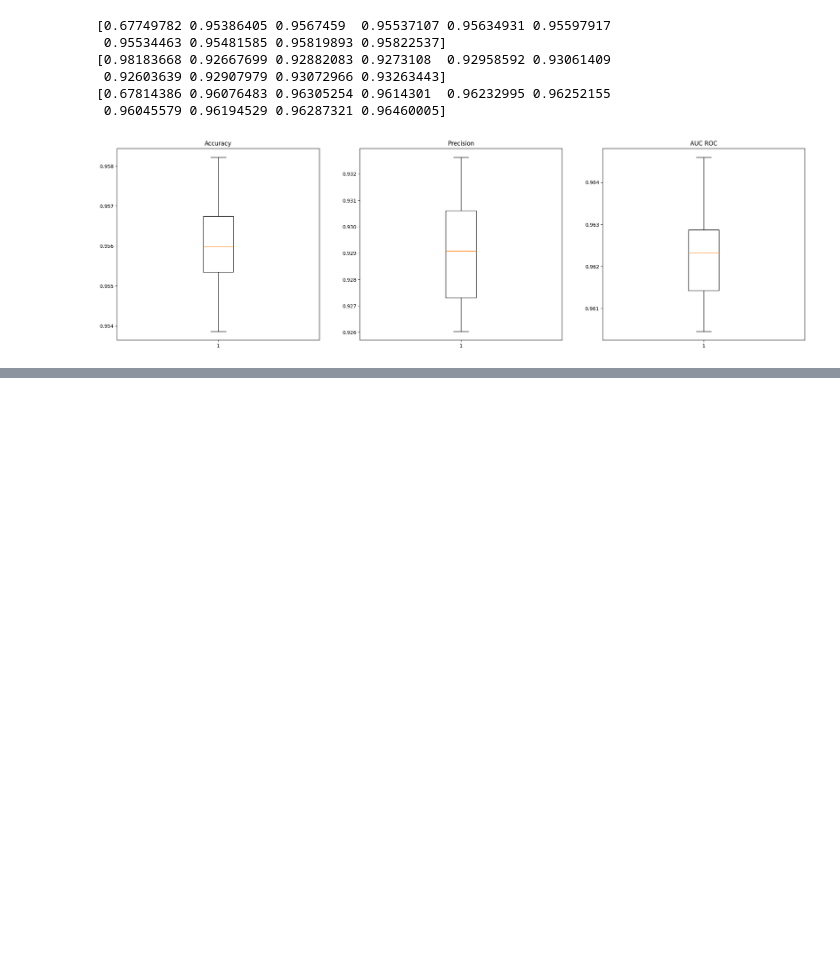
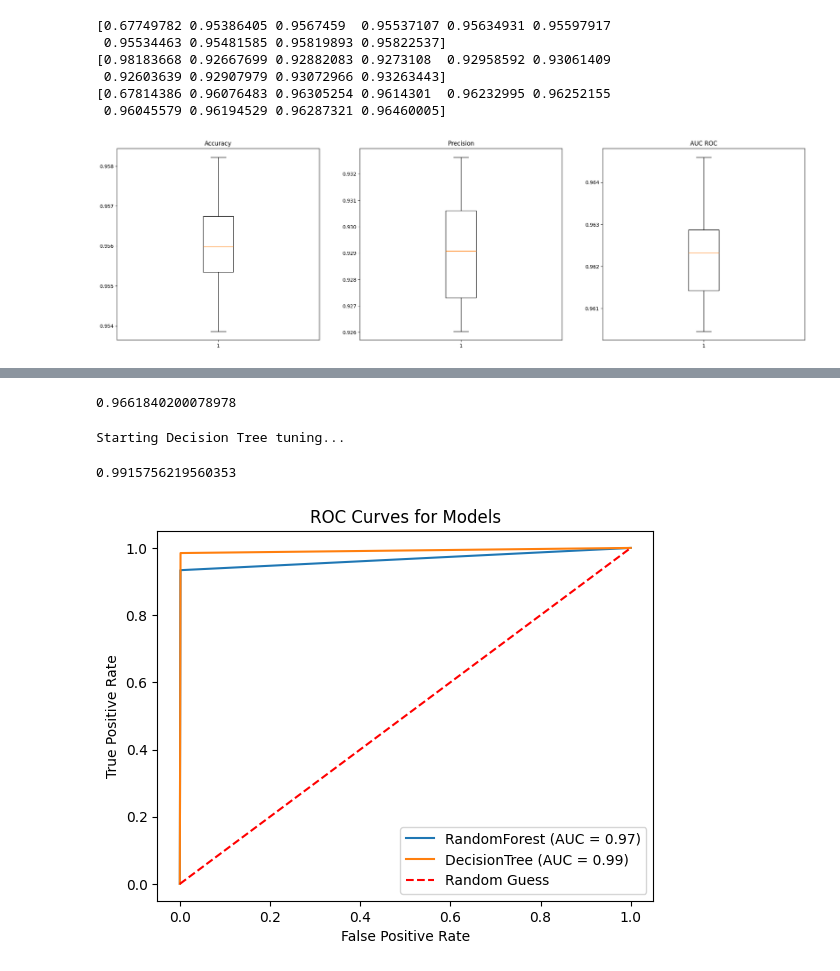
Before and after one commit to shoshano/Programing_for_data_science, a Jupyter notebook: Assignment4/model_selections.ipynb, the cells around one changed output, grey strips where cells are left out. Drawn from its saved outputs; the diff is of its cells as text; code cells hidden in the pictures; blank space fills up the shorter version.

Commit message:
aucroc plot

```diff
--- a/Assignment4/model_selections.ipynb
+++ b/Assignment4/model_selections.ipynb
@@ -660,0 +663,54 @@ plt.show()
+# %%
+X_smoth = smoth_data.drop("ACTIVE", axis=1)  # features
+y_smoth = smoth_data["ACTIVE"]               # label
+
+#splitting data
+X_train_smoth, X_val_smoth, y_train_smoth, y_val_smoth = train_test_split(
+    X_smoth, y_smoth, test_size=0.2, random_state=42, stratify=y_smoth)
+# %%
+print("Starting Random Forest training")
+
+rf = RandomForestClassifier(n_estimators=250, random_state=42)
+rf.fit(X_train_smoth, y_train_smoth)
+y_pred_rf = rf.predict(X_val_smoth)
+# %%
+fpr_rf, tpr_rf, _ = roc_curve(y_val_smoth, y_pred_rf)
+roc_auc_rf = auc(fpr_rf, tpr_rf)
+print(roc_auc_rf)
+# %% [output]
+0.9661840200078978
+# %%
+print("\nStarting Decision Tree tuning...")
+
+
+dt = DecisionTreeClassifier(max_depth = 25, random_state=42)
+dt.fit(X_smoth, y_smoth)
+y_pred_dt = dt.predict(X_val_smoth)
+# %% [output]
+Starting Decision Tree tuning...
+# %%
+fpr_dt, tpr_dt, _ = roc_curve(y_val_smoth, y_pred_dt)
+roc_auc_dt = auc(fpr_dt, tpr_dt)
+print(roc_auc_dt)
+# %% [output]
+0.9915756219560353
+# %%
+test_df = pd.DataFrame(
+    {'True': y_val_smoth, 'RandomForest': y_pred_rf, 'DecisionTree': y_pred_dt})
+
+from sklearn.metrics import roc_curve, auc
+for model in ['RandomForest', 'DecisionTree']:
+
+    fpr, tpr, _ = roc_curve(y_val_smoth, test_df[model])
+    roc_auc = auc(fpr, tpr)
+    plt.plot(fpr, tpr, label=f'{model} (AUC = {roc_auc:.2f})')
+
+plt.plot([0, 1], [0, 1], 'r--', label='Random Guess')
+
+plt.xlabel('False Positive Rate')
+plt.ylabel('True Positive Rate')
+plt.title('ROC Curves for Models')
+plt.legend()
+plt.show()
+# %% [output]
+[figure, added]
```
Also changed, not shown: parts of 2 cells of this notebook.
